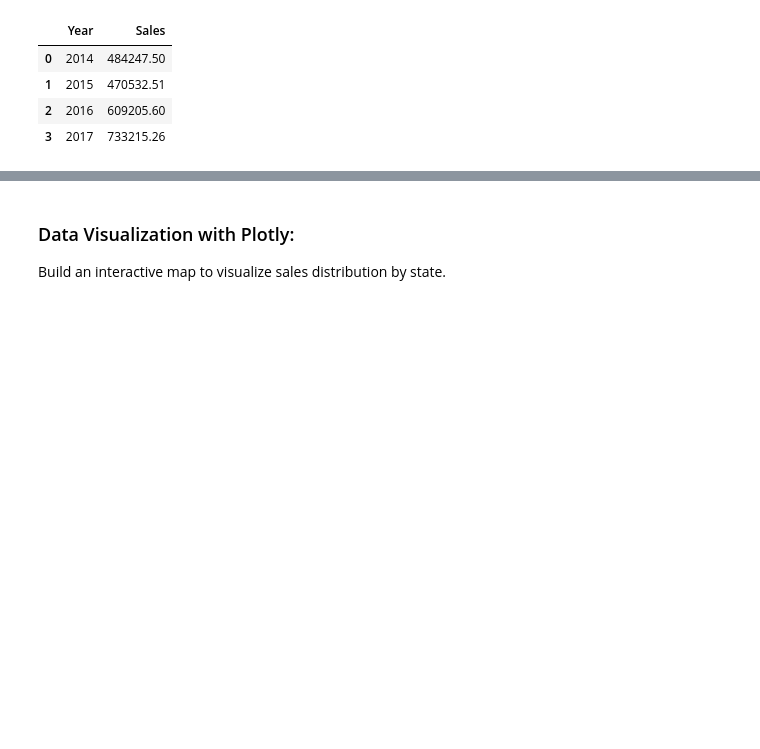
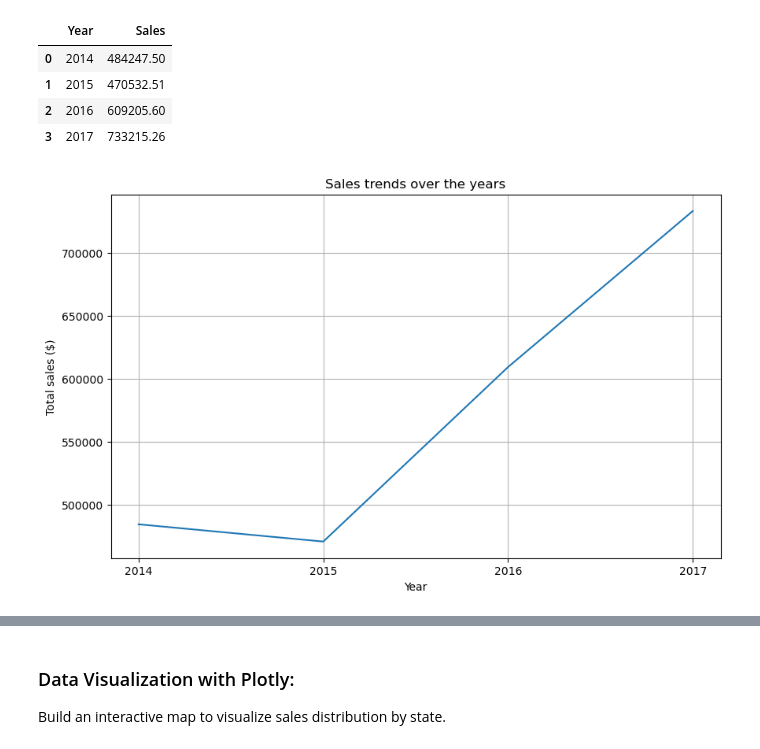
Before and after one commit to CharlotteBenadiba/DI-Bootcamp-3, a Jupyter notebook: Week5/Day2/DailyChallenge1.ipynb, the cells around one changed output, grey strips where cells are left out. Cells and saved outputs as stored; diff of their text form; code cells hidden in the pictures; blank space fills up the shorter version.

```diff
--- a/Week5/Day2/DailyChallenge1.ipynb
+++ b/Week5/Day2/DailyChallenge1.ipynb
@@ -108,4 +107,18 @@ sales_by_year
 | 1 | 2015 | 470532.51 |
 | 2 | 2016 | 609205.60 |
 | 3 | 2017 | 733215.26 |
+# %%
+# Create a line chart using Seaborn
+plt.figure(figsize=(10, 6))
+sns.lineplot(data=sales_by_year, x='Year', y='Sales')
+
+plt.title('Sales trends over the years')
+plt.xlabel('Year')
+plt.ylabel('Total sales ($)')
+plt.grid(True)
+plt.xticks(sales_by_year['Year'])
+
+plt.show()
+# %% [output]
+[figure, added]
 # %%
```
Also changed, not shown: parts of 14 cells of this notebook, 1 other file.
